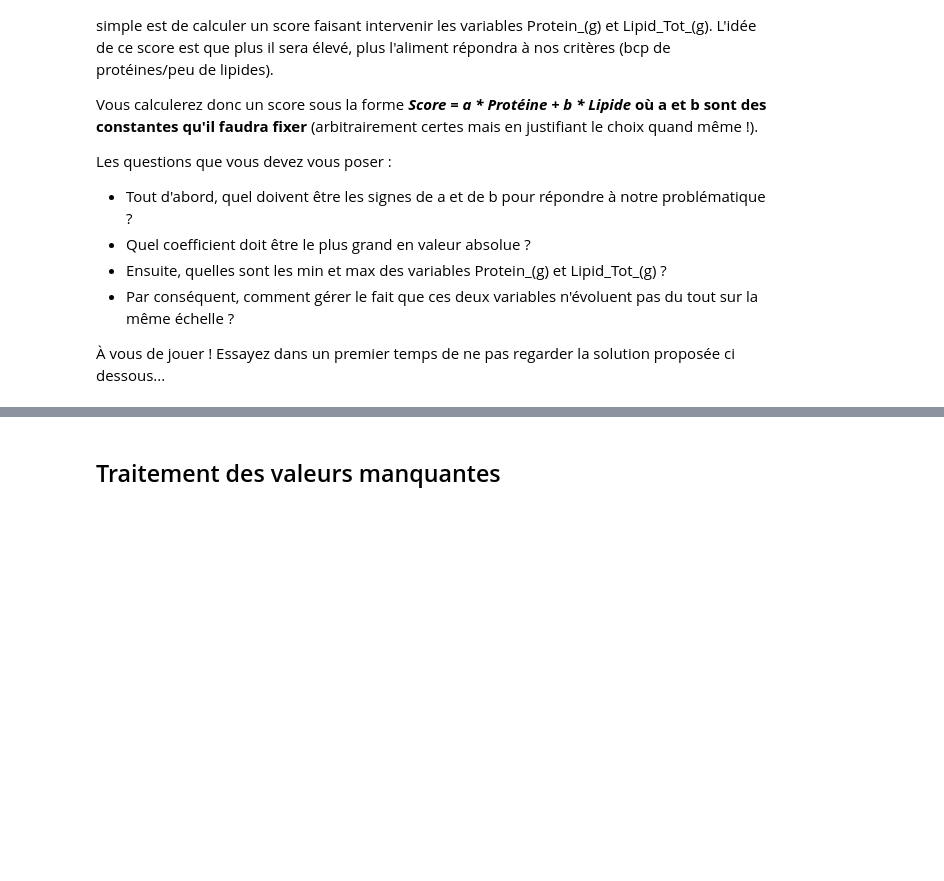
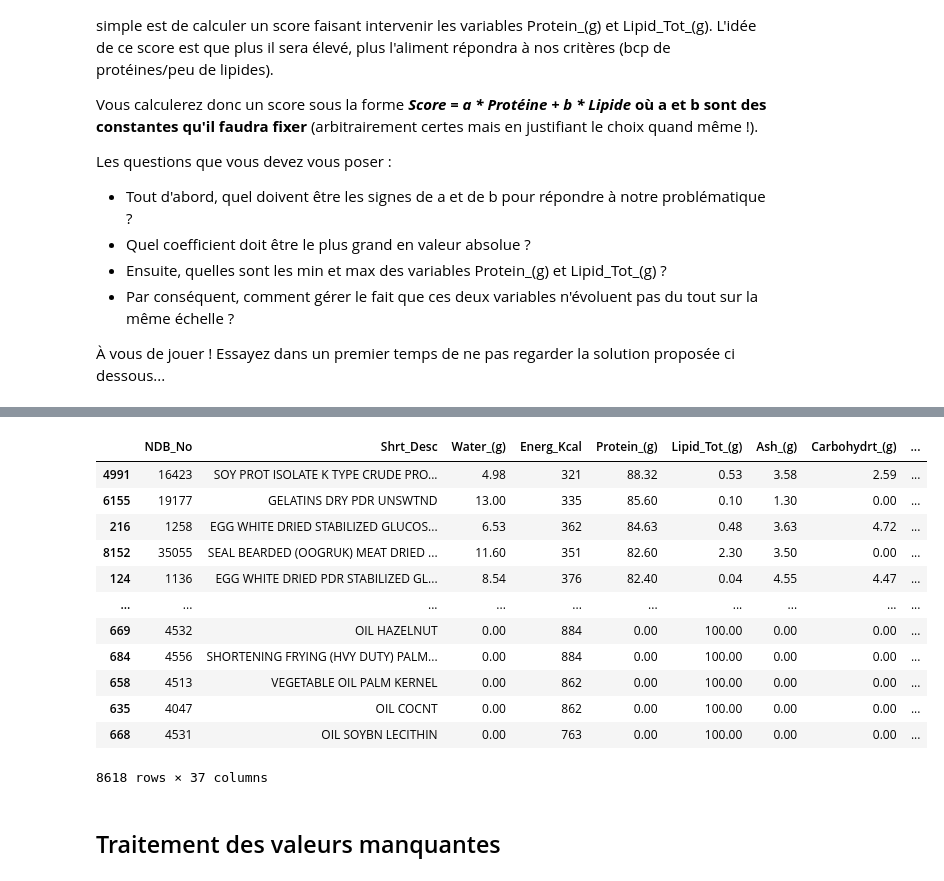
Before and after one commit to louiskuhn/IA-P2-Euskadi, a Jupyter notebook: Python/1. Analyse de données/Intro à Pandas.ipynb, the cells around one changed output, grey strips where cells are left out. Saved outputs shown, nothing was run; the diff lists cells and outputs as text; code cells hidden in the pictures; blank space fills up the shorter version.

```diff
--- a/Python/1. Analyse de données/Intro à Pandas.ipynb
+++ b/Python/1. Analyse de données/Intro à Pandas.ipynb
@@ -150,3 +378,15 @@ Les questions que vous devez vous poser :
  - Par conséquent, comment gérer le fait que ces deux variables n'évoluent pas du tout sur la même échelle ?
 
 À vous de jouer ! Essayez dans un premier temps de ne pas regarder la solution proposée ci dessous...
+# %%
+# score = 2 * proteine - 0.5 * lipide
+# print(max(data['Protein_(g)']), max(data['Lipid_Tot_(g)']))
+# print(min(data['Protein_(g)']), min(data['Lipid_Tot_(g)']))
+
+prot_norm = (data["Protein_(g)"] - min(data["Protein_(g)"])) / max(data["Protein_(g)"] - min(data["Protein_(g)"]))
+lip_norm = (data["Lipid_Tot_(g)"] - min(data["Lipid_Tot_(g)"])) / max(data["Lipid_Tot_(g)"] - min(data["Lipid_Tot_(g)"]))
+
+data["score"] = 2*prot_norm - 0.5 * lip_norm
+
+data.sort_values("score", ascending = False).loc[:, ["Shrt_Desc", "Protein_(g)",
+                                                    "Lipid_Tot_(g)", "score"]]
@@ -153,3 +407,19 @@ Les questions que vous devez vous poser :
+# %%
+data.sort_values(["Protein_(g)", "Lipid_Tot_(g)"], ascending = [False, True])
+# %% [output]
+|  | NDB_No | Shrt_Desc | Water_(g) | Energ_Kcal | Protein_(g) | Lipid_Tot_(g) | Ash_(g) | Carbohydrt_(g) | ... |
+| 4991 | 16423 | SOY PROT ISOLATE K TYPE CRUDE PRO... | 4.98 | 321 | 88.32 | 0.53 | 3.58 | 2.59 | ... |
+| 6155 | 19177 | GELATINS DRY PDR UNSWTND | 13.00 | 335 | 85.60 | 0.10 | 1.30 | 0.00 | ... |
+| 216 | 1258 | EGG WHITE DRIED STABILIZED GLUCOS... | 6.53 | 362 | 84.63 | 0.48 | 3.63 | 4.72 | ... |
+| 8152 | 35055 | SEAL BEARDED (OOGRUK) MEAT DRIED ... | 11.60 | 351 | 82.60 | 2.30 | 3.50 | 0.00 | ... |
+| 124 | 1136 | EGG WHITE DRIED PDR STABILIZED GL... | 8.54 | 376 | 82.40 | 0.04 | 4.55 | 4.47 | ... |
+| ... | ... | ... | ... | ... | ... | ... | ... | ... | ... |
+| 669 | 4532 | OIL HAZELNUT | 0.00 | 884 | 0.00 | 100.00 | 0.00 | 0.00 | ... |
+| 684 | 4556 | SHORTENING FRYING (HVY DUTY) PALM... | 0.00 | 884 | 0.00 | 100.00 | 0.00 | 0.00 | ... |
+| 658 | 4513 | VEGETABLE OIL PALM KERNEL | 0.00 | 862 | 0.00 | 100.00 | 0.00 | 0.00 | ... |
+| 635 | 4047 | OIL COCNT | 0.00 | 862 | 0.00 | 100.00 | 0.00 | 0.00 | ... |
+| 668 | 4531 | OIL SOYBN LECITHIN | 0.00 | 763 | 0.00 | 100.00 | 0.00 | 0.00 | ... |
+8618 rows × 37 columns
 # %% [markdown]
 ## Traitement des valeurs manquantes
 # %% [markdown]
```
Also changed, not shown: parts of 28 cells of this notebook.
